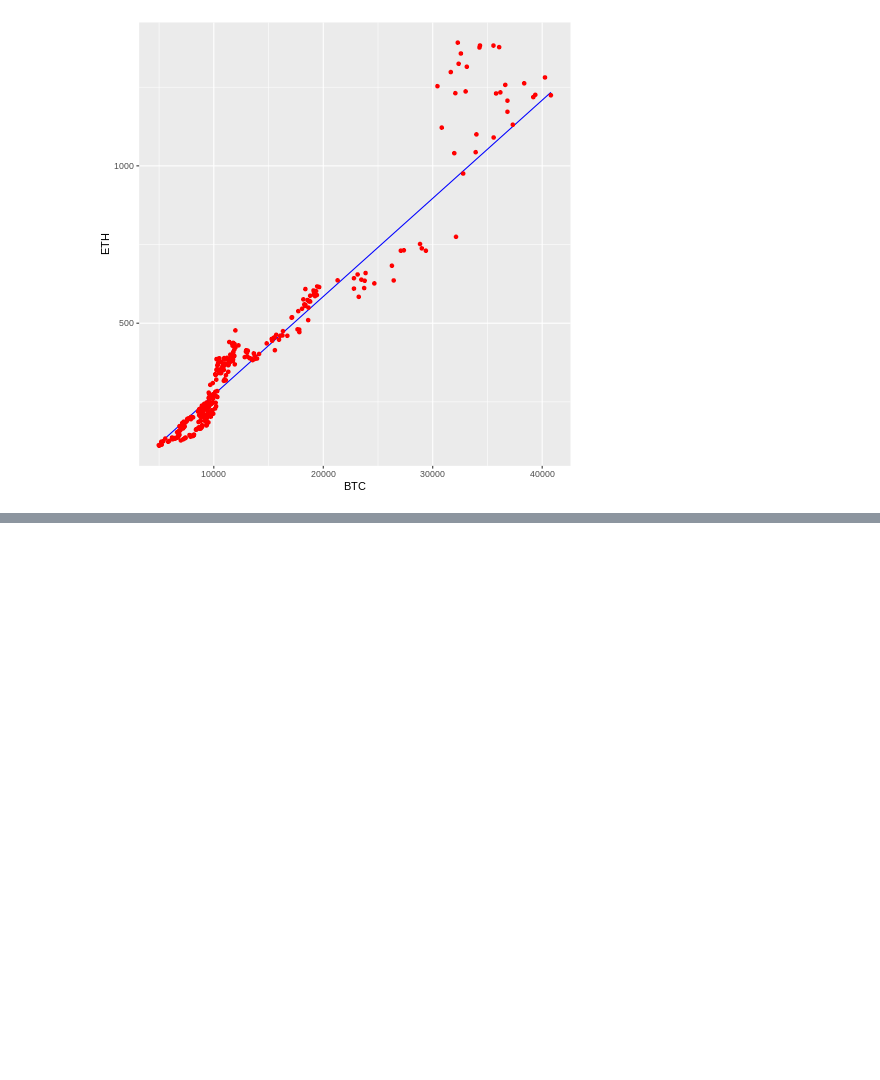
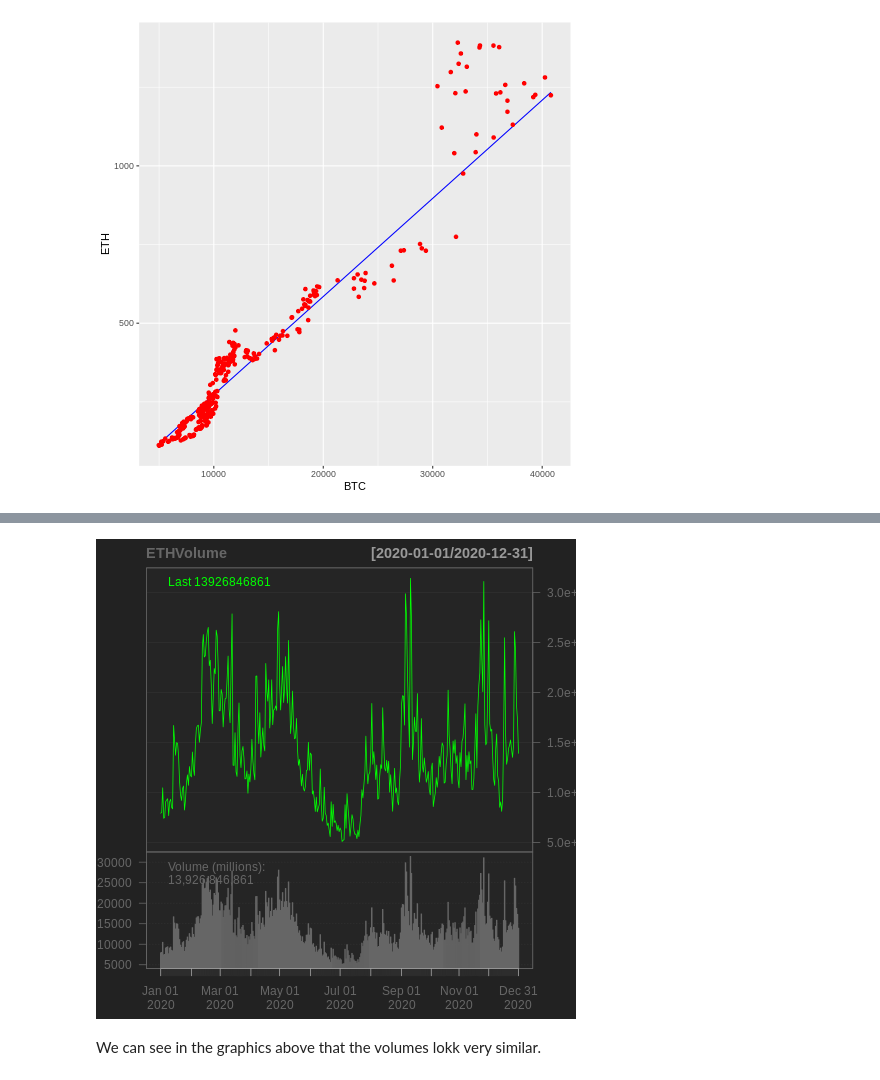
Before and after one commit to Miguelwan/Bitcoin_and_Ethereum, a Jupyter notebook: bitcoin_ethereum.ipynb, the cells around one changed output, grey strips where cells are left out. Cells and saved outputs as stored; diff of their text form; code cells hidden in the pictures; blank space fills up the shorter version.

```diff
--- a/bitcoin_ethereum.ipynb
+++ b/bitcoin_ethereum.ipynb
@@ -469,0 +483,10 @@ ggplot() +
+# %%
+%%R
+ETHVolume <- ETHUSD[,5]
+chartSeries(ETHVolume)
+# %% [output]
+[figure, added]
+# %% [markdown]
+<p align="justify">
+We can see in the graphics above that the volumes lokk very similar.
+</p>
```
Also changed, not shown: parts of 37 cells of this notebook.
